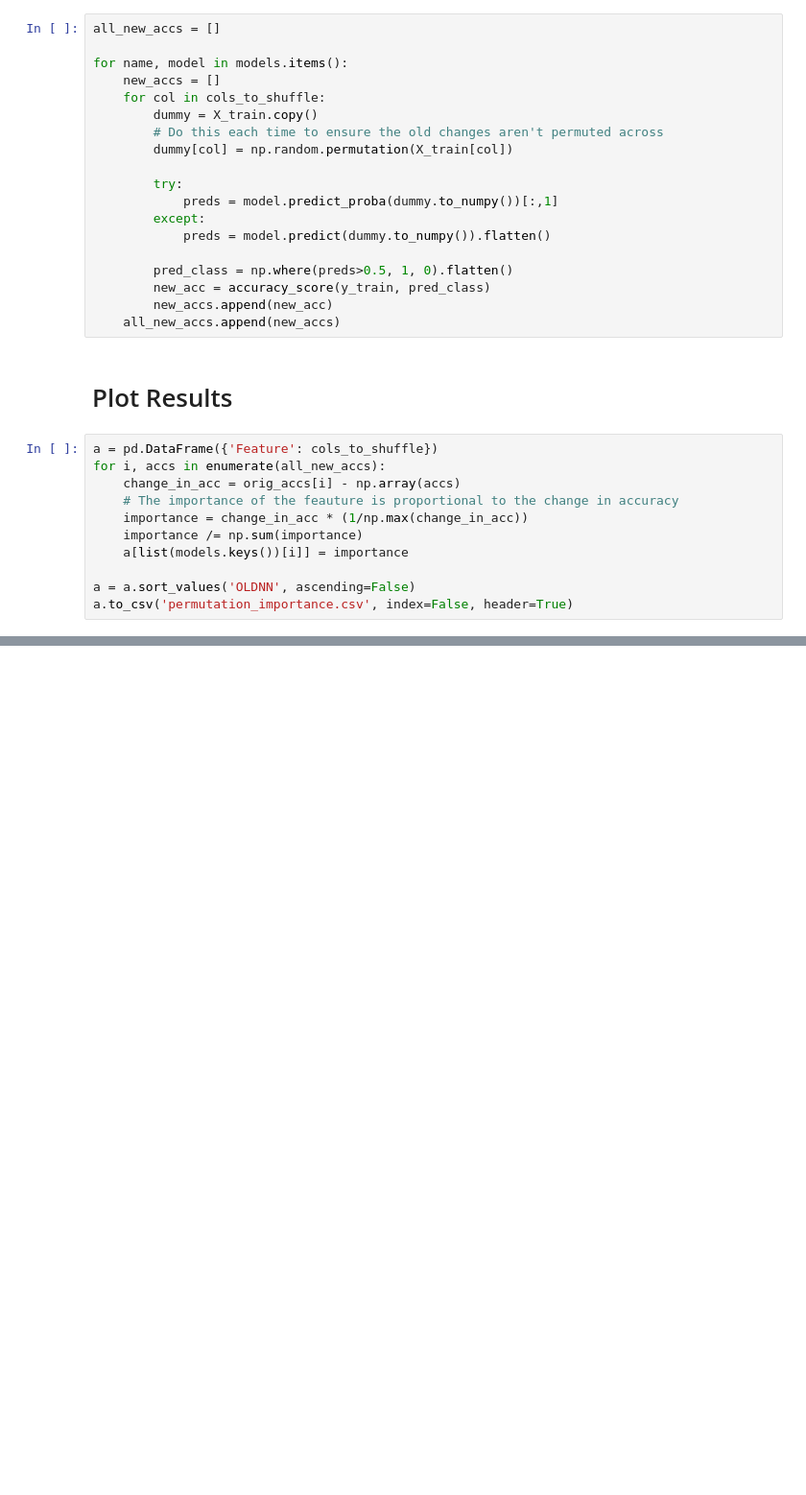
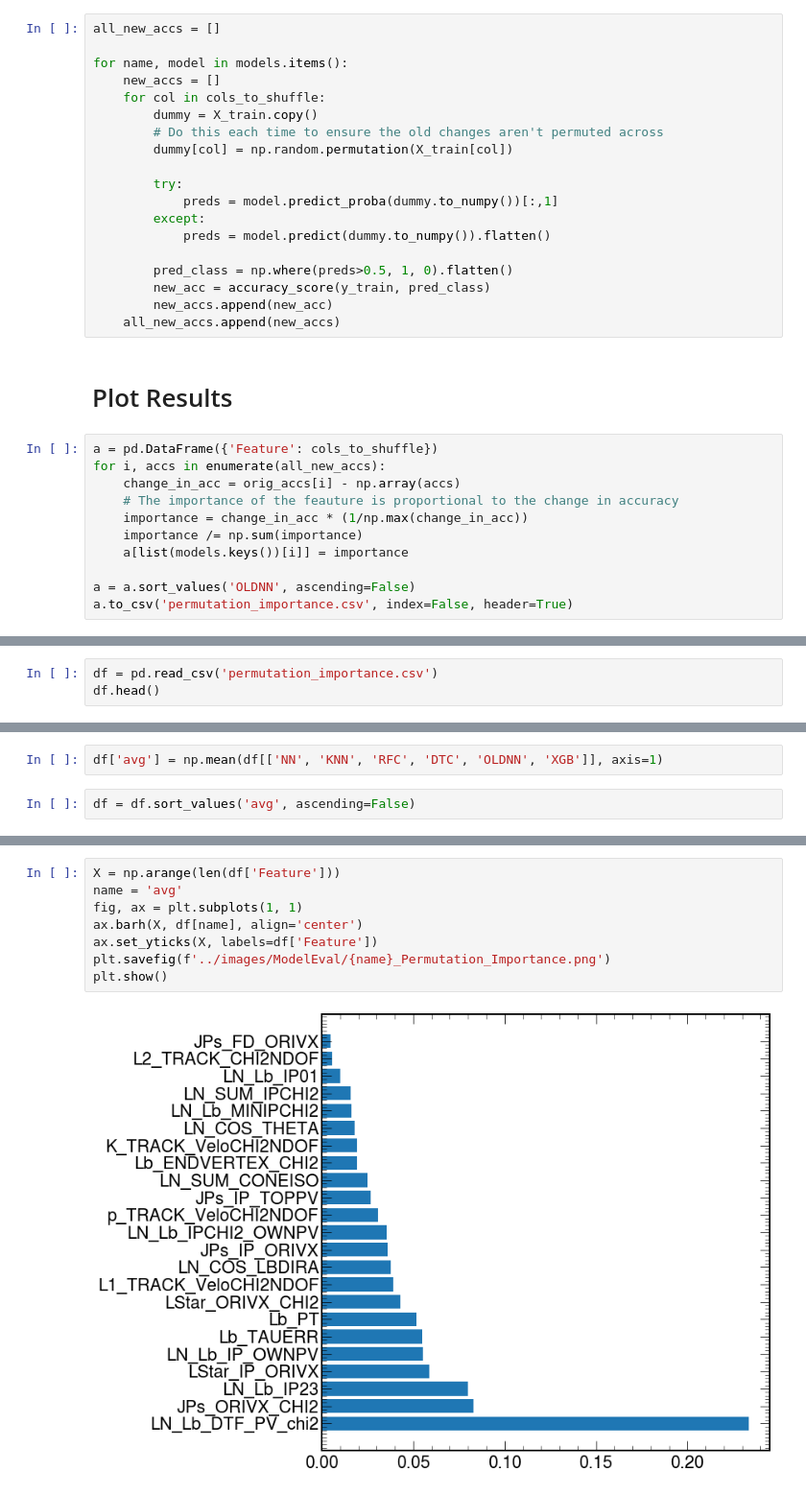
Before and after one commit to ChandlerKenworthy/Y4RareDecayProject, a Jupyter notebook: model_evaluation/feature_evaluation.ipynb, the cells around one changed output, grey strips where cells are left out. Shown at 96% size. Cells and saved outputs as stored; diff of their text form; blank space fills up the shorter version.

Commit message:
Output horizontal bar charts for permutations

```diff
--- a/model_evaluation/feature_evaluation.ipynb
+++ b/model_evaluation/feature_evaluation.ipynb
@@ -97,0 +100,3 @@ a.to_csv('permutation_importance.csv', index=False, header=True)
+# %%
+df = pd.read_csv('permutation_importance.csv')
+df.head()
@@ -97,0 +110,4 @@ a.to_csv('permutation_importance.csv', index=False, header=True)
+# %%
+df['avg'] = np.mean(df[['NN', 'KNN', 'RFC', 'DTC', 'OLDNN', 'XGB']], axis=1)
+# %%
+df = df.sort_values('avg', ascending=False)
@@ -97,0 +123,10 @@ a.to_csv('permutation_importance.csv', index=False, header=True)
+# %%
+X = np.arange(len(df['Feature']))
+name = 'avg'
+fig, ax = plt.subplots(1, 1)
+ax.barh(X, df[name], align='center')
+ax.set_yticks(X, labels=df['Feature'])
+plt.savefig(f'../images/ModelEval/{name}_Permutation_Importance.png')
+plt.show()
+# %% [output]
+[figure, added]
```
Also changed, not shown: parts of 3 cells of this notebook.
